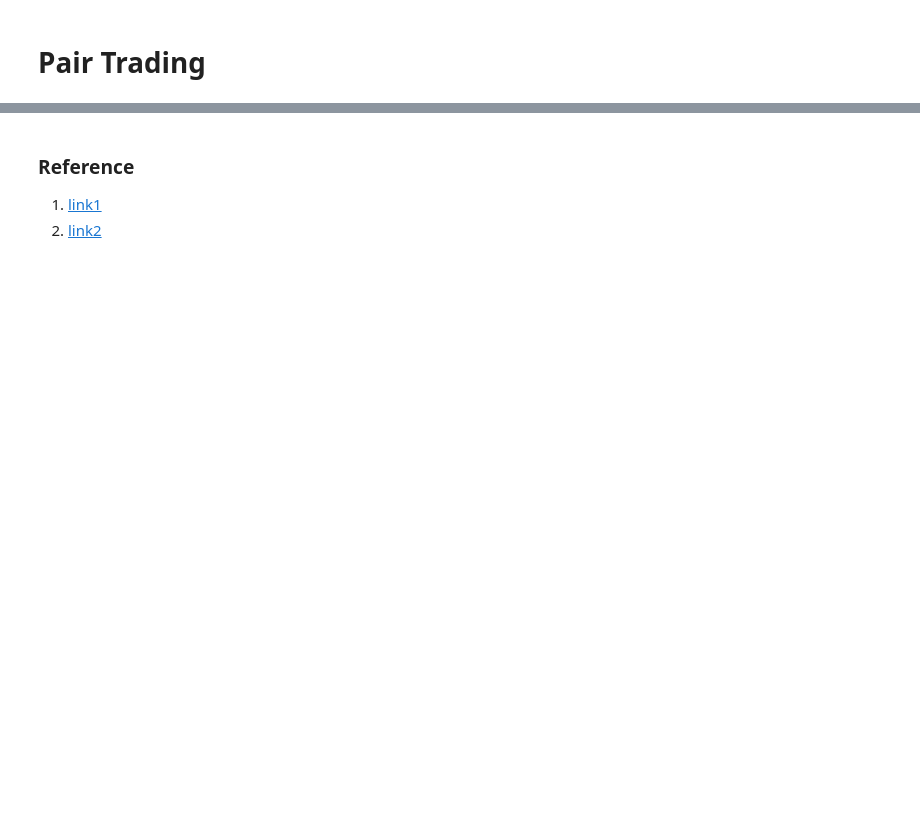
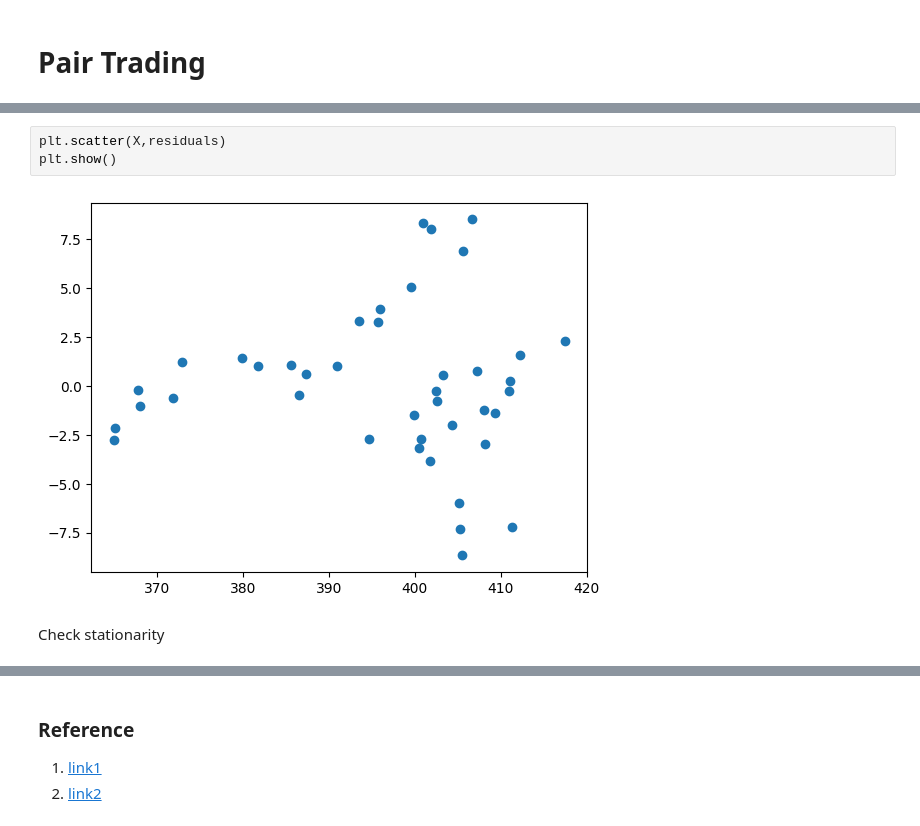
Before and after one commit to Glanceman/Real-Time-Stock-Price-Monitor, a Jupyter notebook: 8.pair trading.ipynb, the cells around one changed output, grey strips where cells are left out. Cells and saved outputs as stored; diff of their text form; blank space fills up the shorter version.

```diff
--- a/8.pair trading.ipynb
+++ b/8.pair trading.ipynb
@@ -99,0 +161,7 @@ from matplotlib import pyplot as plt
+# %%
+plt.scatter(X,residuals)
+plt.show()
+# %% [output]
+[figure, added]
+# %% [markdown]
+Check stationarity
```
Also changed, not shown: parts of 27 cells of this notebook.
